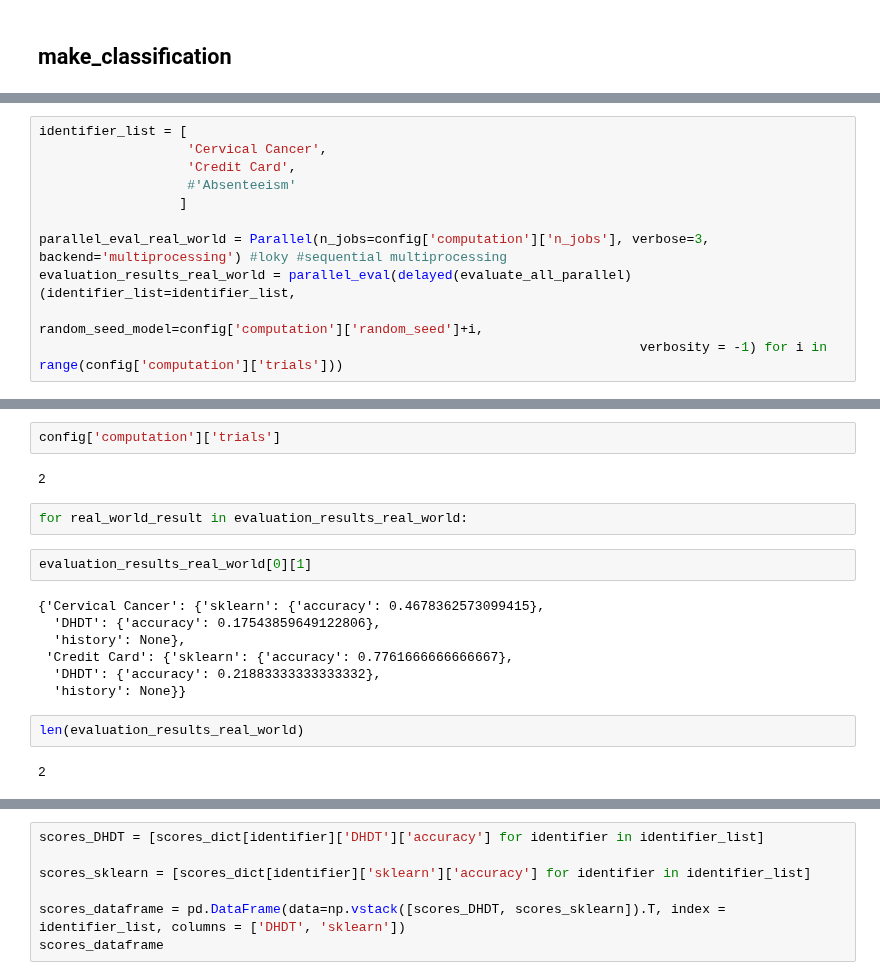
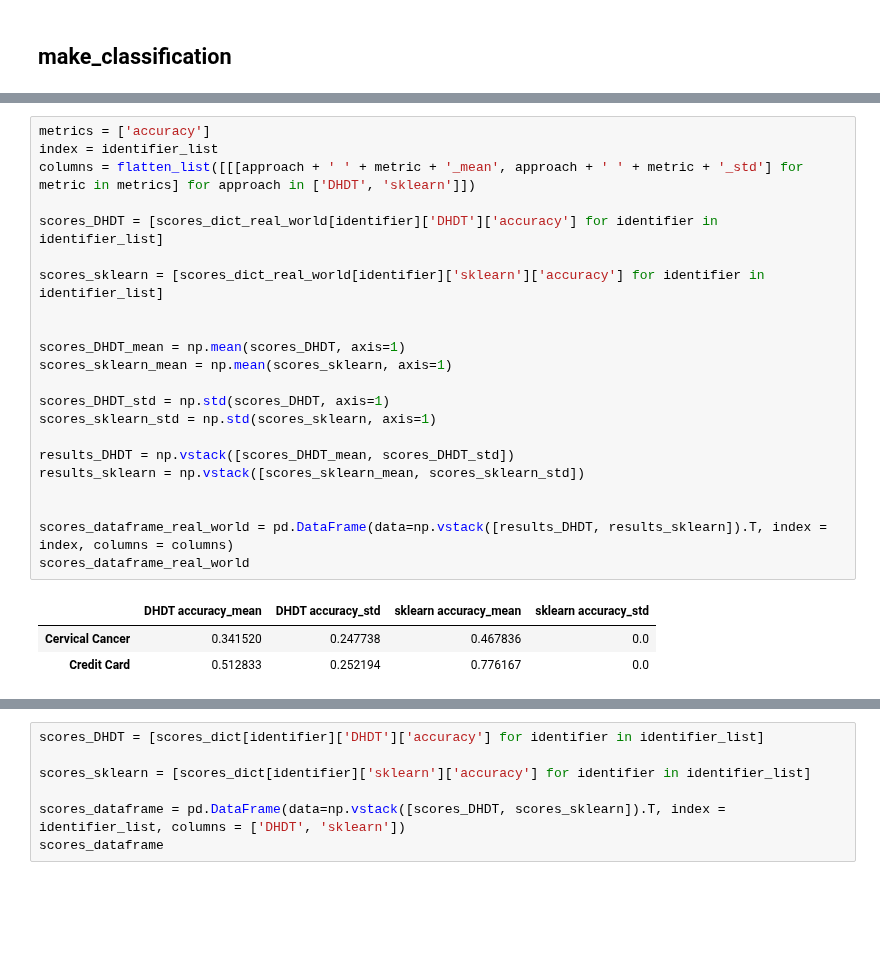
Before and after one commit to p-koenig/I-Nets-For-Logistic-Regression, a Jupyter notebook: 00_experiments/differentiable_hard_dts-matrix.ipynb, the cells around one changed output, grey strips where cells are left out. Cells and saved outputs as stored; diff of their text form; blank space fills up the shorter version.

```diff
--- a/00_experiments/differentiable_hard_dts-matrix.ipynb
+++ b/00_experiments/differentiable_hard_dts-matrix.ipynb
@@ -126,11 +229,0 @@ evaluation_results_real_world = parallel_eval_real_world(delayed(evaluate_real_w
-# %%
-identifier_list = [
-                   'Cervical Cancer',
-                   'Credit Card',
-                   #'Absenteeism'
-                  ]
-
-parallel_eval_real_world = Parallel(n_jobs=config['computation']['n_jobs'], verbose=3, backend='multiprocessing') #loky #sequential multiprocessing
-evaluation_results_real_world = parallel_eval(delayed(evaluate_all_parallel)(identifier_list=identifier_list,
-                                                                             random_seed_model=config['computation']['random_seed']+i,
-                                                                             verbosity = -1) for i in range(config['computation']['trials']))
@@ -141,19 +230,26 @@ evaluation_results_real_world = parallel_eval(delayed(evaluate_all_parallel)(ide
-# %%
-config['computation']['trials']
-# %% [output]
-2
-# %%
-for real_world_result in evaluation_results_real_world:
-# %%
-evaluation_results_real_world[0][1]
-# %% [output]
-{'Cervical Cancer': {'sklearn': {'accuracy': 0.4678362573099415},
-  'DHDT': {'accuracy': 0.17543859649122806},
-  'history': None},
- 'Credit Card': {'sklearn': {'accuracy': 0.7761666666666667},
-  'DHDT': {'accuracy': 0.21883333333333332},
-  'history': None}}
-# %%
-len(evaluation_results_real_world)
-# %% [output]
-2
+# %%
+metrics = ['accuracy']
+index = identifier_list
+columns = flatten_list([[[approach + ' ' + metric + '_mean', approach + ' ' + metric + '_std'] for metric in metrics] for approach in ['DHDT', 'sklearn']])
+
+scores_DHDT = [scores_dict_real_world[identifier]['DHDT']['accuracy'] for identifier in identifier_list]
+
+scores_sklearn = [scores_dict_real_world[identifier]['sklearn']['accuracy'] for identifier in identifier_list]
+
+
+scores_DHDT_mean = np.mean(scores_DHDT, axis=1)
+scores_sklearn_mean = np.mean(scores_sklearn, axis=1)
+
+scores_DHDT_std = np.std(scores_DHDT, axis=1)
+scores_sklearn_std = np.std(scores_sklearn, axis=1)
+
+results_DHDT = np.vstack([scores_DHDT_mean, scores_DHDT_std])
+results_sklearn = np.vstack([scores_sklearn_mean, scores_sklearn_std])
+
+
+scores_dataframe_real_world = pd.DataFrame(data=np.vstack([results_DHDT, results_sklearn]).T, index = index, columns = columns)
+scores_dataframe_real_world
+# %% [output]
+|  | DHDT accuracy_mean | DHDT accuracy_std | sklearn accuracy_mean | sklearn accuracy_std |
+| Cervical Cancer | 0.341520 | 0.247738 | 0.467836 | 0.0 |
+| Credit Card | 0.512833 | 0.252194 | 0.776167 | 0.0 |
```
Also changed, not shown: parts of 12 cells of this notebook, 6 other files.
